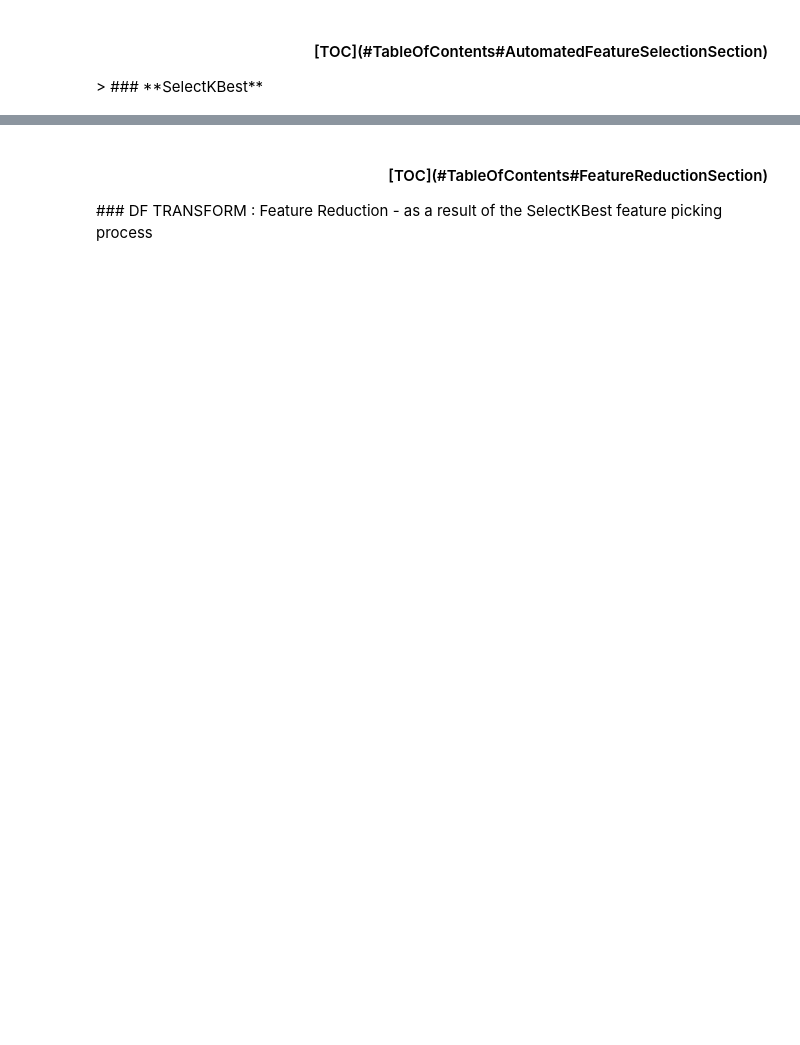
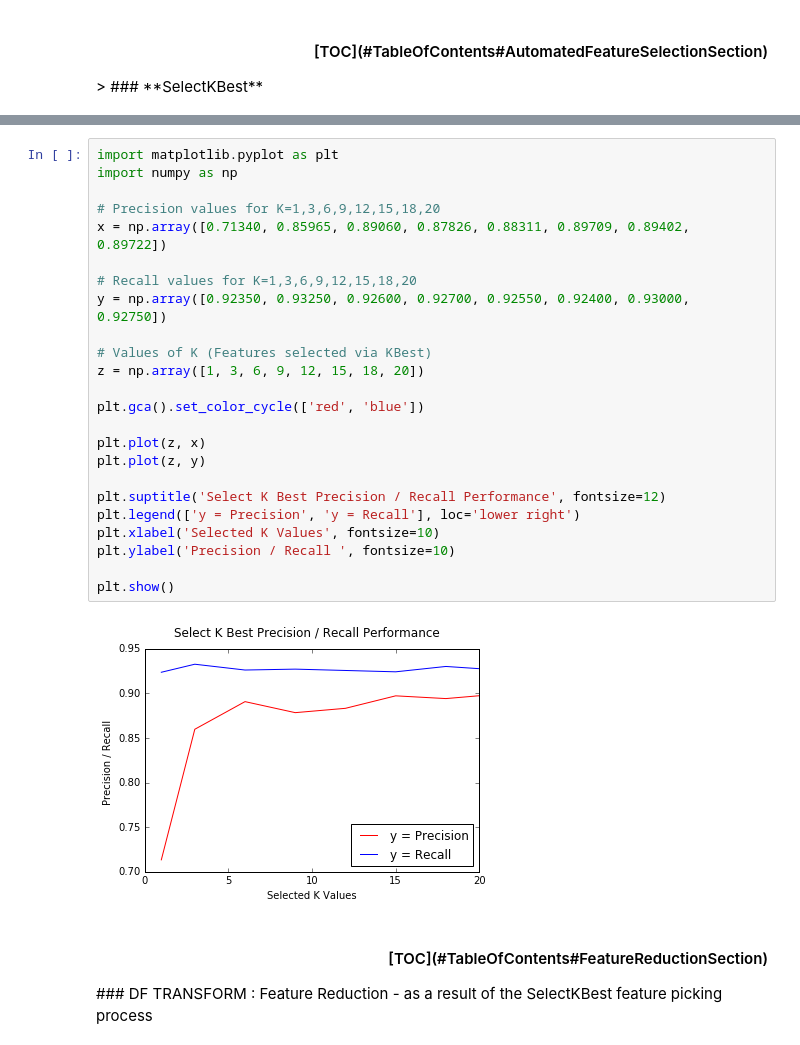
Before and after one commit to profversaggi/Udacity_Nano_DataScience, a Jupyter notebook: Project_5/Project # 5 Submission - Identify Fraud from Enron Email.ipynb, the cells around one changed output, grey strips where cells are left out. Cells and saved outputs as stored; diff of their text form; blank space fills up the shorter version.

```diff
--- a/Project_5/Project # 5 Submission - Identify Fraud from Enron Email.ipynb
+++ b/Project_5/Project # 5 Submission - Identify Fraud from Enron Email.ipynb
@@ -1457,3 +1373,29 @@ FEATURES:
+# %%
+import matplotlib.pyplot as plt
+import numpy as np
+
+# Precision values for K=1,3,6,9,12,15,18,20
+x = np.array([0.71340, 0.85965, 0.89060, 0.87826, 0.88311, 0.89709, 0.89402, 0.89722])
+
+# Recall values for K=1,3,6,9,12,15,18,20
+y = np.array([0.92350, 0.93250, 0.92600, 0.92700, 0.92550, 0.92400, 0.93000, 0.92750])
+
+# Values of K (Features selected via KBest)
+z = np.array([1, 3, 6, 9, 12, 15, 18, 20])
+
+plt.gca().set_color_cycle(['red', 'blue'])
+
+plt.plot(z, x)
+plt.plot(z, y)
+
+plt.suptitle('Select K Best Precision / Recall Performance', fontsize=12)
+plt.legend(['y = Precision', 'y = Recall'], loc='lower right')
+plt.xlabel('Selected K Values', fontsize=10)
+plt.ylabel('Precision / Recall ', fontsize=10)
+
+plt.show()
+# %% [output]
+[figure, added]
 # %% [markdown]
 <a id='FeatureReductionSection'></a>
 <h4 align="right">[TOC](#TableOfContents#FeatureReductionSection)</h4>
```
Also changed, not shown: parts of 49 cells of this notebook, 7 other files.
